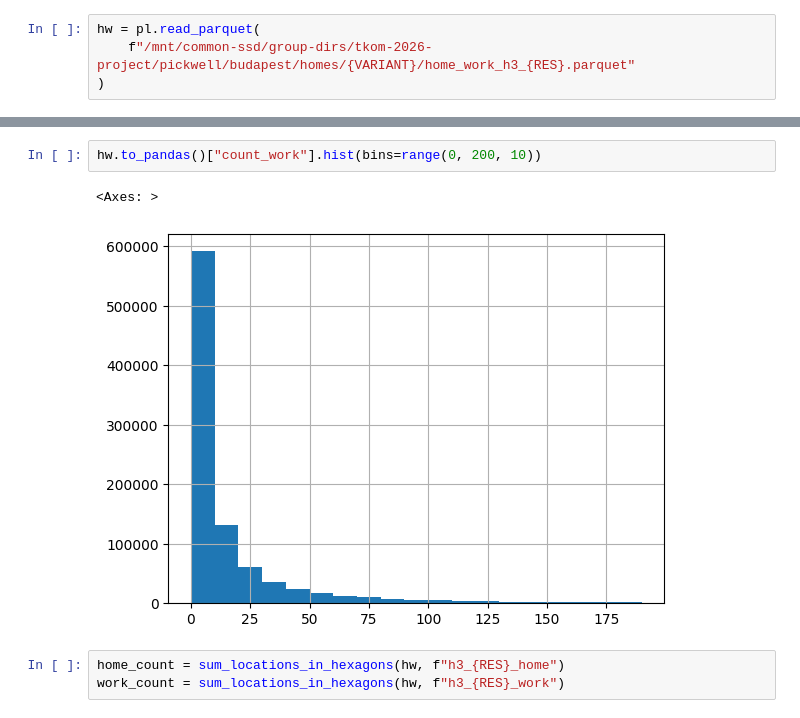
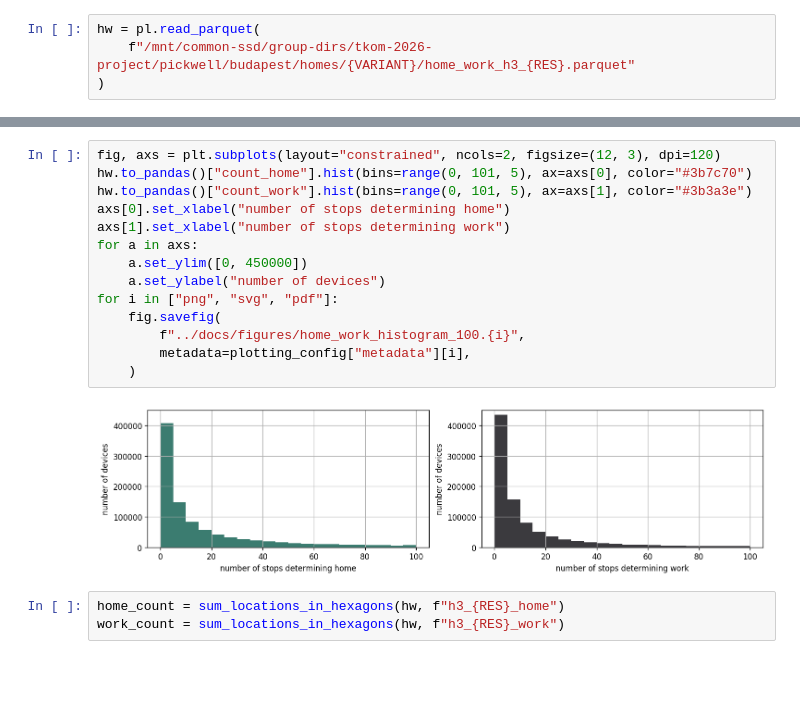
Before and after one commit to ANETILab/wp7_data_processing, a Jupyter notebook: src/06_analyze_home_and_work_locations.ipynb, the cells around one changed output, grey strips where cells are left out. Saved outputs shown, nothing was run; the diff lists cells and outputs as text; blank space fills up the shorter version.

Commit message:
Add home-work stop count histograms GH-20

```diff
--- a/src/06_analyze_home_and_work_locations.ipynb
+++ b/src/06_analyze_home_and_work_locations.ipynb
@@ -51,8 +45,19 @@ hw.to_pandas()["count_home"].hist(bins=range(0, 200, 5))
-# %%
-hw.to_pandas()["count_work"].hist(bins=range(0, 200, 10))
-# %% [output]
-<Axes: >
-[figure, removed]
+# %%
+fig, axs = plt.subplots(layout="constrained", ncols=2, figsize=(12, 3), dpi=120)
+hw.to_pandas()["count_home"].hist(bins=range(0, 101, 5), ax=axs[0], color="#3b7c70")
+hw.to_pandas()["count_work"].hist(bins=range(0, 101, 5), ax=axs[1], color="#3b3a3e")
+axs[0].set_xlabel("number of stops determining home")
+axs[1].set_xlabel("number of stops determining work")
+for a in axs:
+    a.set_ylim([0, 450000])
+    a.set_ylabel("number of devices")
+for i in ["png", "svg", "pdf"]:
+    fig.savefig(
+        f"../docs/figures/home_work_histogram_100.{i}",
+        metadata=plotting_config["metadata"][i],
+    )
+# %% [output]
+[figure, added]
 # %%
 home_count = sum_locations_in_hexagons(hw, f"h3_{RES}_home")
 work_count = sum_locations_in_hexagons(hw, f"h3_{RES}_work")
```
Also changed, not shown: parts of 2 cells of this notebook, 4 other files.
